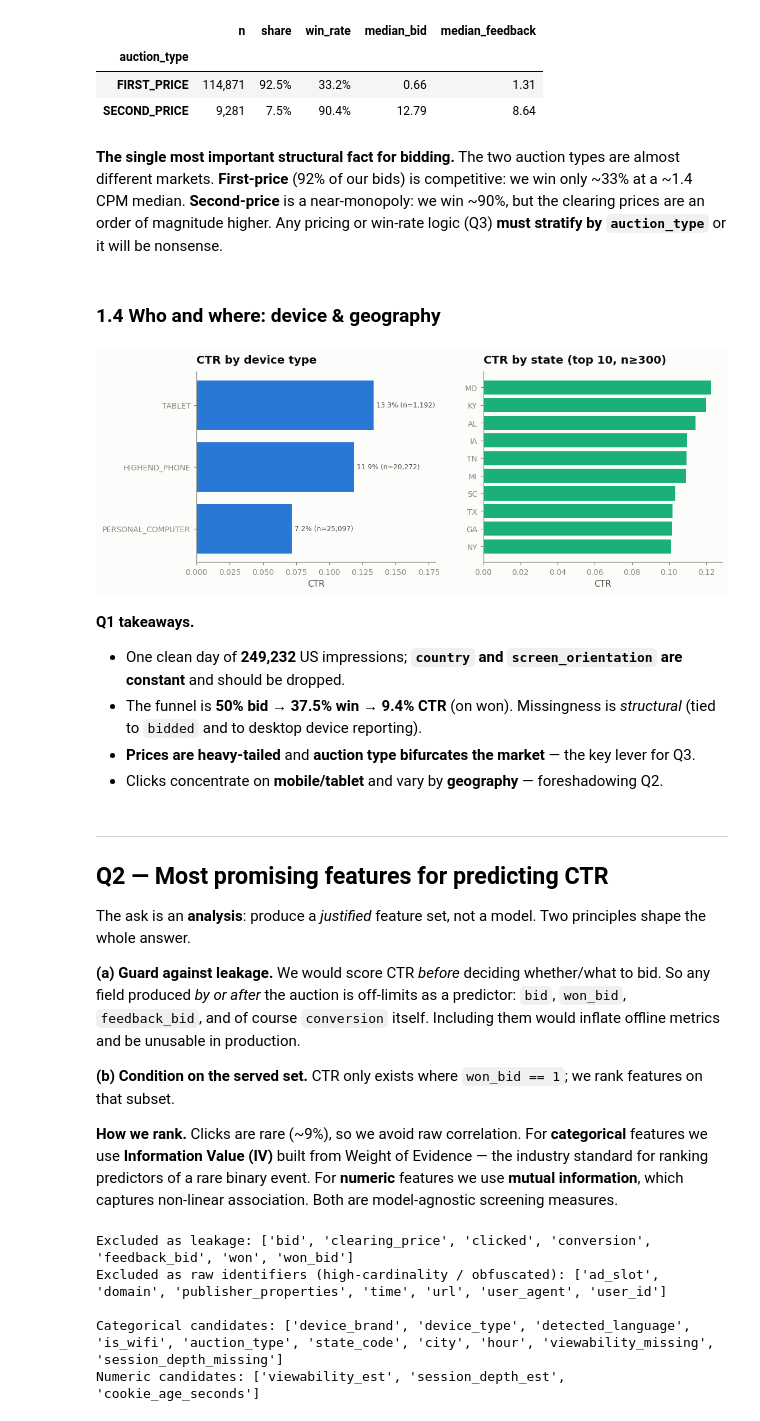
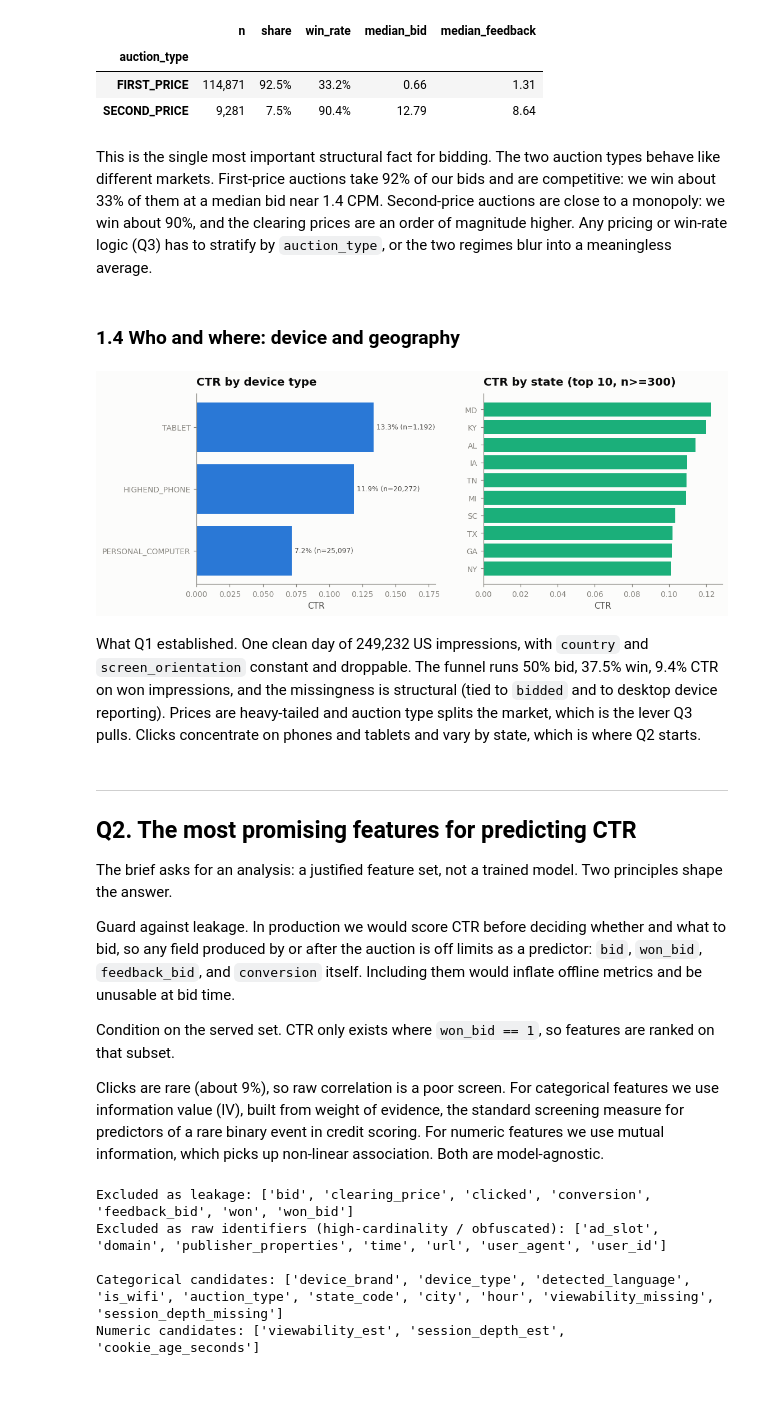
Before and after one commit to eforus-overseer/bid-whisperer, a Jupyter notebook: notebooks/analysis.ipynb, the cells around one changed output. Saved outputs shown, nothing was run; the diff lists cells and outputs as text; code cells hidden in the pictures; blank space fills up the shorter version.

```diff
--- a/notebooks/analysis.ipynb
+++ b/notebooks/analysis.ipynb
@@ -192,61 +197,59 @@ display(at.style.format({"n":"{:,.0f}","share":"{:.1%}","win_rate":"{:.1%}","med
 | FIRST_PRICE | 114,871 | 92.5% | 33.2% | 0.66 | 1.31 |
 | SECOND_PRICE | 9,281 | 7.5% | 90.4% | 12.79 | 8.64 |
 # %% [markdown]
-**The single most important structural fact for bidding.** The two auction
-types are almost different markets. **First-price** (92% of our bids) is competitive:
-we win only ~33% at a ~1.4 CPM median. **Second-price** is a near-monopoly: we win
-~90%, but the clearing prices are an order of magnitude higher. Any pricing or
-win-rate logic (Q3) **must stratify by `auction_type`** or it will be nonsense.
+This is the single most important structural fact for bidding. The two auction
+types behave like different markets. First-price auctions take 92% of our bids and
+are competitive: we win about 33% of them at a median bid near 1.4 CPM.
+Second-price auctions are close to a monopoly: we win about 90%, and the clearing
+prices are an order of magnitude higher. Any pricing or win-rate logic (Q3) has to
+stratify by `auction_type`, or the two regimes blur into a meaningless average.
 # %% [markdown]
-### 1.4 Who and where: device & geography
+### 1.4 Who and where: device and geography
 # %%
 won = dl.won_frame(df)
 dev = pf.rate_by_category(won, "device_type", "conversion", min_n=50).rename(columns={"rate":"ctr"})
 top_states = pf.rate_by_category(won, "state_code", "conversion", min_n=300).rename(columns={"rate":"ctr"}).head(10)
 
 fig, axes = plt.subplots(1,2, figsize=(11,4))
 axes[0].barh(dev["device_type"], dev["ctr"], color=vs.SEQUENTIAL)
 axes[0].invert_yaxis()
 for y,(v,n) in enumerate(zip(dev["ctr"],dev["n"])):
     axes[0].text(v+0.002, y, f"{v:.1%} (n={n:,})", va="center", fontsize=8, color=vs.INK_SECONDARY)
 vs.despine_labels(axes[0], "CTR by device type", "CTR", None); axes[0].grid(False); axes[0].set_xlim(0, dev["ctr"].max()*1.35)
 
 axes[1].barh(top_states["state_code"], top_states["ctr"], color=vs.CATEGORICAL[2])
 axes[1].invert_yaxis()
-vs.despine_labels(axes[1], "CTR by state (top 10, n≥300)", "CTR", None); axes[1].grid(False)
+vs.despine_labels(axes[1], "CTR by state (top 10, n>=300)", "CTR", None); axes[1].grid(False)
 save(fig, "q1_device_geo.png"); plt.show()
 # %% [output]
-[figure, old version]
+[figure, new version]
 # %% [markdown]
-**Q1 takeaways.**
-- One clean day of **249,232** US impressions; **`country` and `screen_orientation`
-  are constant** and should be dropped.
-- The funnel is **50% bid → 37.5% win → 9.4% CTR** (on won). Missingness is
-  *structural* (tied to `bidded` and to desktop device reporting).
-- **Prices are heavy-tailed** and **auction type bifurcates the market** — the key
-  lever for Q3.
-- Clicks concentrate on **mobile/tablet** and vary by **geography** — foreshadowing
-  Q2.
+What Q1 established. One clean day of 249,232 US impressions, with `country` and
+`screen_orientation` constant and droppable. The funnel runs 50% bid, 37.5% win,
+9.4% CTR on won impressions, and the missingness is structural (tied to `bidded` and
+to desktop device reporting). Prices are heavy-tailed and auction type splits the
+market, which is the lever Q3 pulls. Clicks concentrate on phones and tablets and
+vary by state, which is where Q2 starts.
 # %% [markdown]
 ---
-## Q2 — Most promising features for predicting CTR
+## Q2. The most promising features for predicting CTR
 
-The ask is an **analysis**: produce a *justified* feature set, not a model. Two
-principles shape the whole answer.
+The brief asks for an analysis: a justified feature set, not a trained model. Two
+principles shape the answer.
 
-**(a) Guard against leakage.** We would score CTR *before* deciding whether/what to
-bid. So any field produced *by or after* the auction is off-limits as a predictor:
-`bid`, `won_bid`, `feedback_bid`, and of course `conversion` itself. Including them
-would inflate offline metrics and be unusable in production.
+Guard against leakage. In production we would score CTR before deciding whether and
+what to bid, so any field produced by or after the auction is off limits as a
+predictor: `bid`, `won_bid`, `feedback_bid`, and `conversion` itself. Including them
+would inflate offline metrics and be unusable at bid time.
 
-**(b) Condition on the served set.** CTR only exists where `won_bid == 1`; we rank
-features on that subset.
+Condition on the served set. CTR only exists where `won_bid == 1`, so features are
+ranked on that subset.
 
-**How we rank.** Clicks are rare (~9%), so we avoid raw correlation. For
-**categorical** features we use **Information Value (IV)** built from Weight of
-Evidence — the industry standard for ranking predictors of a rare binary event. For
-**numeric** features we use **mutual information**, which captures non-linear
-association. Both are model-agnostic screening measures.
+Clicks are rare (about 9%), so raw correlation is a poor screen. For categorical
+features we use information value (IV), built from weight of evidence, the standard
+screening measure for predictors of a rare binary event in credit scoring. For
+numeric features we use mutual information, which picks up non-linear association.
+Both are model-agnostic.
 # %%
 print("Excluded as leakage:", sorted(cf.LEAKAGE_COLUMNS))
 print("Excluded as raw identifiers (high-cardinality / obfuscated):", sorted(cf.IDENTIFIER_COLUMNS))
```
Also changed, not shown: parts of 65 cells of this notebook, 53 other files.
